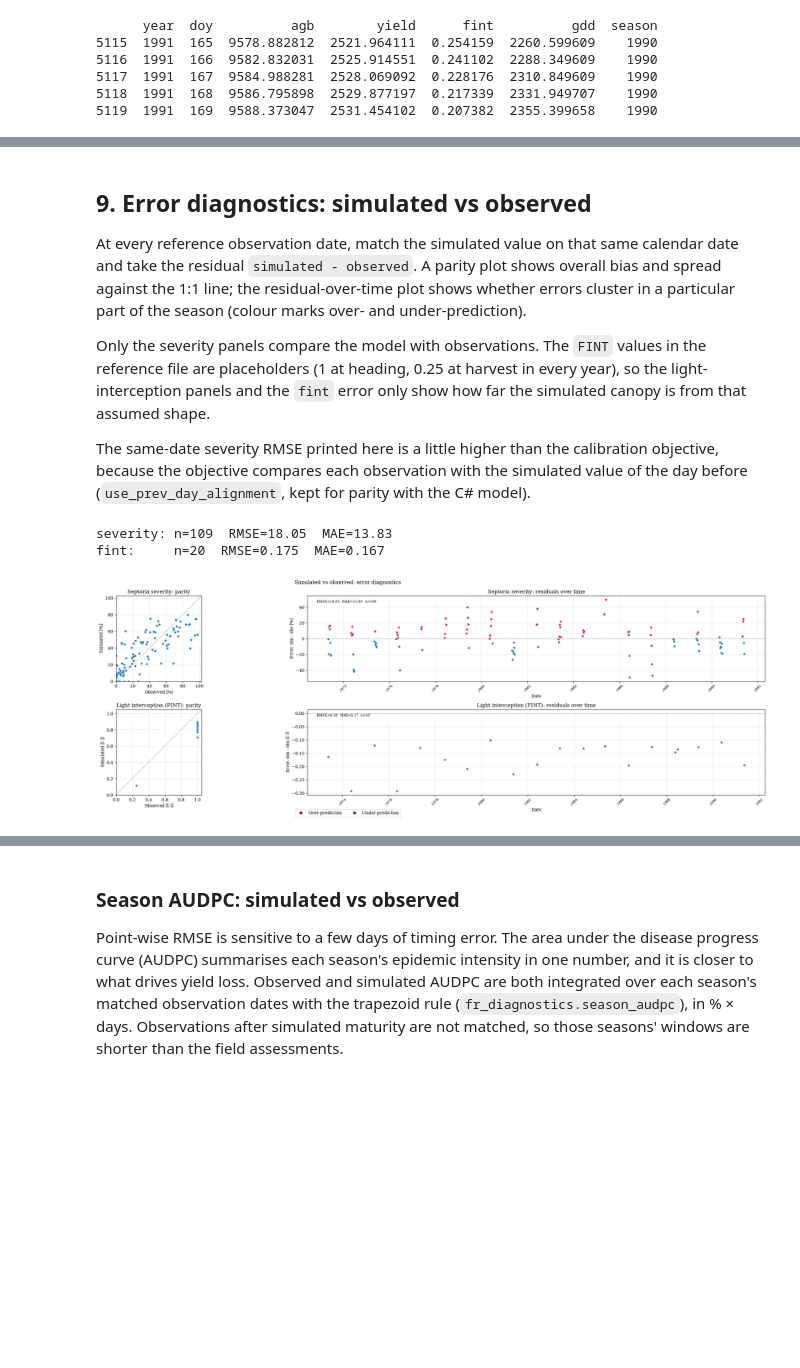
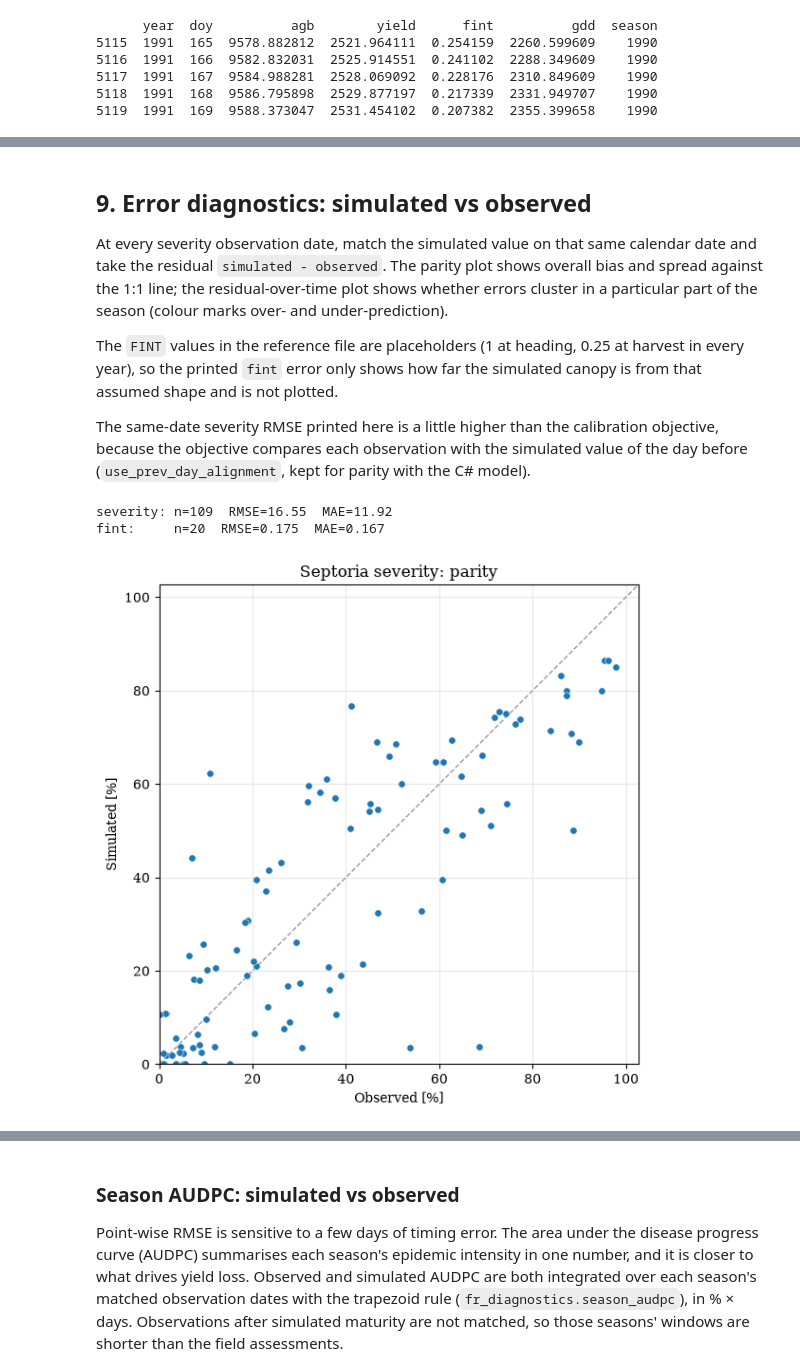
Before and after one commit to KaziJahidurRahaman/simpest, a Jupyter notebook: notebooks/torchcrop-integration/indiana_potential_(winter_wheat)-calibration.ipynb, the cells around one changed output, grey strips where cells are left out. Drawn from its saved outputs; the diff is of its cells as text; code cells hidden in the pictures; blank space fills up the shorter version.

```diff
--- a/notebooks/torchcrop-integration/indiana_potential_(winter_wheat)-calibration.ipynb
+++ b/notebooks/torchcrop-integration/indiana_potential_(winter_wheat)-calibration.ipynb
@@ -1504,11 +1518,12 @@ summary = result["outputs"]["summary"]
 # convert to percent only after the summary is built.
 simulation_df = fr_diagnostics.simulation_frame(result, severity_percent=False)
 season_summary = franchestyn.build_season_summary(simulation_df, site=fr_cfg.site, variety=fr_cfg.variety)
-simulation_df["DiseaseSeverity"] = simulation_df["DiseaseSeverity"] * 100.0
+for col in fr_diagnostics.SEVERITY_COLUMNS:
+    simulation_df[col] = simulation_df[col] * 100.0
 season_summary["DiseaseSeverity"] = season_summary["DiseaseSeverity"] * 100.0
 
 print(f"FraNchEstYN completed (best seed: {best_run['seed']})")
-print("RMSE (disease severity vs reference):", summary.get("rmse"))
+print("RMSE (upper-leaf severity vs reference):", summary.get("rmse"))
 print(f"{len(season_summary)} growing seasons summarised")
 season_summary
 # %% [output]
@@ -1617,70 +1633,45 @@ season_summary[["GrowingSeason", "DiseaseSeverity", "AUDPC", "YieldAttainable",
 # %% [markdown]
 ## 9. Error diagnostics: simulated vs observed
 
-At every reference observation date, match the simulated value on that same
-calendar date and take the residual `simulated - observed`. A parity plot
+At every severity observation date, match the simulated value on that same
+calendar date and take the residual `simulated - observed`. The parity plot
 shows overall bias and spread against the 1:1 line; the residual-over-time
 plot shows whether errors cluster in a particular part of the season (colour
 marks over- and under-prediction).
 
-Only the severity panels compare the model with observations. The `FINT`
-values in the reference file are placeholders (1 at heading, 0.25 at harvest
-in every year), so the light-interception panels and the `fint` error only
-show how far the simulated canopy is from that assumed shape.
+The `FINT` values in the reference file are placeholders (1 at heading, 0.25
+at harvest in every year), so the printed `fint` error only shows how far the
+simulated canopy is from that assumed shape and is not plotted.
 
 The same-date severity RMSE printed here is a little higher than the
 calibration objective, because the objective compares each observation with
 the simulated value of the day before (`use_prev_day_alignment`, kept for
 parity with the C# model).
 # %%
-severity_err = fr_diagnostics.match_ref_to_sim(simulation_df, ref_df, seasons, FRANCH_DISEASE, "DiseaseSeverity")
+severity_err = fr_diagnostics.match_ref_to_sim(simulation_df, ref_df, seasons, FRANCH_DISEASE, SEVERITY_COL)
 fint_err = fr_diagnostics.match_ref_to_sim(simulation_df, ref_df, seasons, "FINT", "LightInterception")
 
 sev_stats, fint_stats = fr_diagnostics.error_stats(severity_err), fr_diagnostics.error_stats(fint_err)
 print(f"severity: n={sev_stats['n']}  RMSE={sev_stats['RMSE']:.2f}  MAE={sev_stats['MAE']:.2f}")
 print(f"fint:     n={fint_stats['n']}  RMSE={fint_stats['RMSE']:.3f}  MAE={fint_stats['MAE']:.3f}")
 # %% [output]
-severity: n=109  RMSE=18.05  MAE=13.83
+severity: n=109  RMSE=16.55  MAE=11.92
 fint:     n=20  RMSE=0.175  MAE=0.167
 # %%
-fig, axes = plt.subplots(2, 2, figsize=(28, 8))
+err_df = severity_err
+lo, hi = 0, max(err_df["observed"].max(), err_df["simulated"].max()) * 1.05
 
-panels = [(severity_err, "Septoria severity", "%"), (fint_err, "Light interception (FINT)", "[-]")]
-for row, (err_df, label, unit) in enumerate(panels):
-    ax_parity, ax_resid = axes[row]
-
-    lo, hi = 0, max(err_df["observed"].max(), err_df["simulated"].max()) * 1.05
-    ax_parity.plot([lo, hi], [lo, hi], color="0.6", lw=1, ls="--", zorder=1)
-    ax_parity.scatter(err_df["observed"], err_df["simulated"], s=28, color="tab:blue", edgecolor="white", linewidth=0.4, zorder=2)
-    ax_parity.set_xlim(lo, hi)
-    ax_parity.set_ylim(lo, hi)
-    ax_parity.set_aspect("equal")
-    ax_parity.set_xlabel(f"Observed [{unit}]")
-    ax_parity.set_ylabel(f"Simulated [{unit}]")
-    ax_parity.set_title(f"{label}: parity")
-    ax_parity.grid(alpha=0.3)
-
-    err_colors = np.where(err_df["error"] >= 0, "tab:red", "tab:blue")
-    ax_resid.axhline(0, color="0.6", lw=1, ls="--", zorder=1)
-    ax_resid.scatter(err_df["date"], err_df["error"], s=28, color=err_colors, edgecolor="white", linewidth=0.4, zorder=2)
-    ax_resid.set_xlabel("Date")
-    ax_resid.set_ylabel(f"Error, sim - obs [{unit}]")
-    ax_resid.set_title(f"{label}: residuals over time")
-    ax_resid.tick_params(axis="x", rotation=45, labelsize=8)
-    ax_resid.grid(alpha=0.3)
-
-    rmse = np.sqrt((err_df["error"] ** 2).mean())
-    mae = err_df["error"].abs().mean()
-    ax_resid.text(0.02, 0.95, f"RMSE={rmse:.2f}  MAE={mae:.2f}  n={len(err_df)}",
-                  transform=ax_resid.transAxes, fontsize=8, va="top")
-
-legend_handles = [
-    Line2D([0], [0], marker="o", color="none", markerfacecolor="tab:red", markersize=6, label="Over-prediction"),
-    Line2D([0], [0], marker="o", color="none", markerfacecolor="tab:blue", markersize=6, label="Under-prediction"),
-]
-fig.legend(handles=legend_handles, loc="lower center", ncol=2, bbox_to_anchor=(0.5, -0.01))
-fig.suptitle("Simulated vs observed: error diagnostics", fontsize=12)
+fig, ax = plt.subplots(figsize=(6, 6))
+ax.plot([lo, hi], [lo, hi], color="0.6", lw=1, ls="--", zorder=1)
+ax.scatter(err_df["observed"], err_df["simulated"], s=28, color="tab:blue", edgecolor="white", linewidth=0.4, zorder=2)
+ax.set_xlim(lo, hi)
+ax.set_ylim(lo, hi)
+ax.set_aspect("equal")
+ax.set_xlabel("Observed [%]")
+ax.set_ylabel("Simulated [%]")
+ax.set_title("Septoria severity: parity")
+ax.grid(alpha=0.3)
 fig.tight_layout()
 plt.show()
 # %% [output]
-[figure, old version]
+[figure, new version]
```
Also changed, not shown: parts of 20 cells of this notebook, 10 other files.
